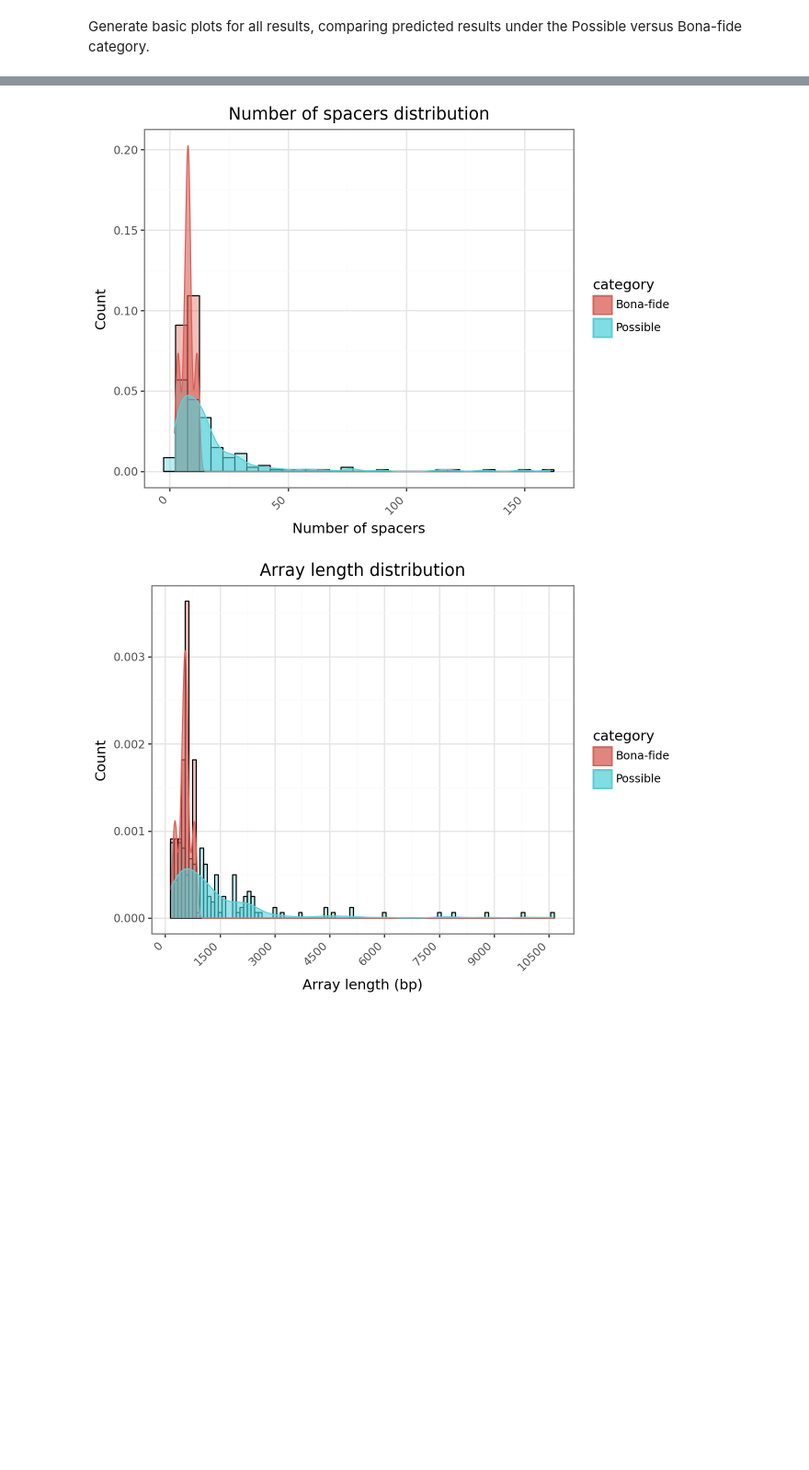
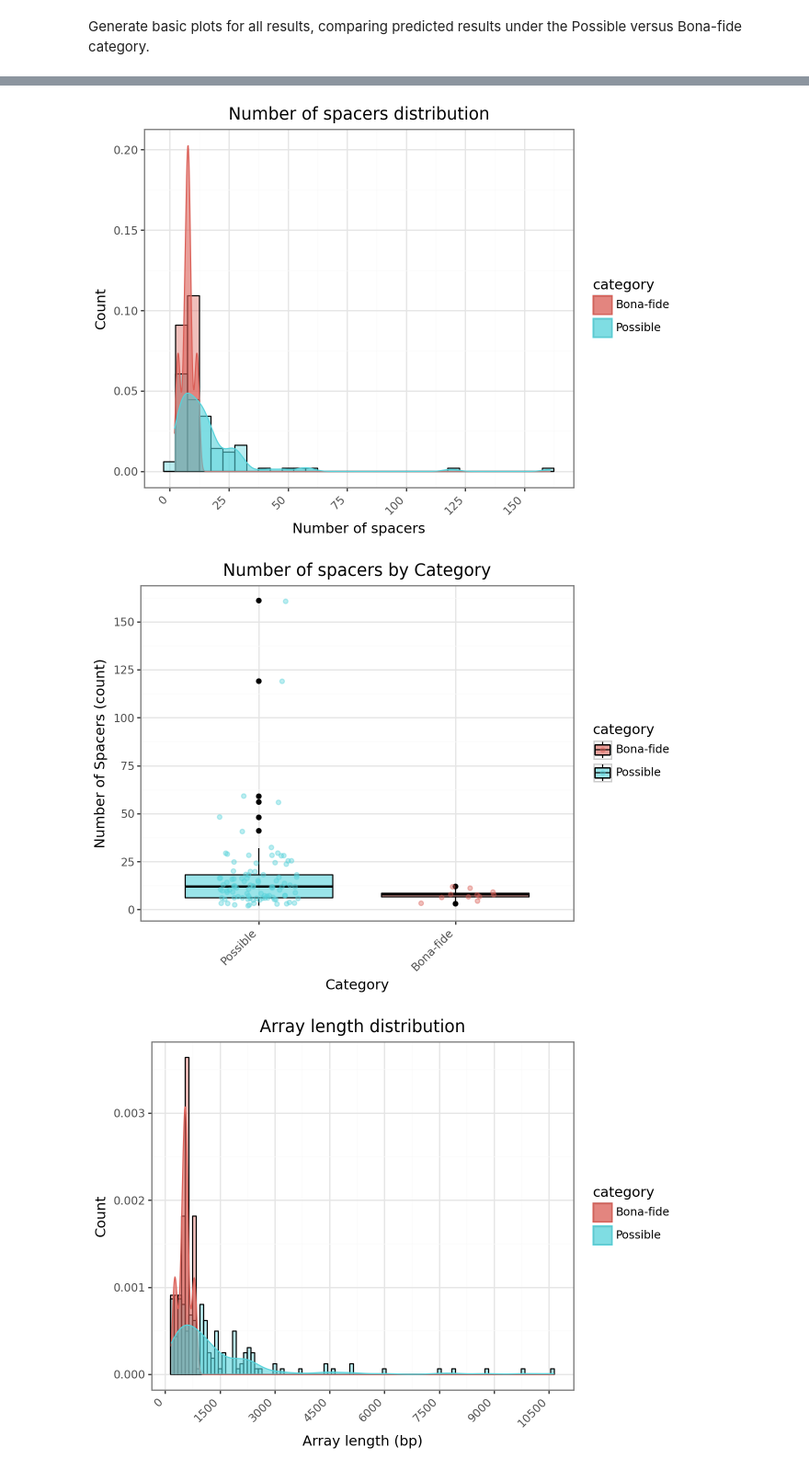
Before and after one commit to rjibengtsson/spacer_analysis, a Jupyter notebook: prelim/premlinary_analysis.ipynb, the cells around one changed output, grey strips where cells are left out. Shown at 92% size. Saved outputs shown, nothing was run; the diff lists cells and outputs as text; code cells hidden in the pictures; blank space fills up the shorter version.

```diff
--- a/prelim/premlinary_analysis.ipynb
+++ b/prelim/premlinary_analysis.ipynb
@@ -300,3 +307,6 @@ df = df.drop_duplicates(subset=['array_id'])
 
 # Distingush between categories
 df_sub = df[df['category'] != 'Alternative']
+
+# # Drop arrays with high spacer length variance
+df_sub = df_sub[df_sub['spacer_len_var'] < 5]
@@ -303,4 +335,7 @@ df_sub = df[df['category'] != 'Alternative']
 # %%
+# # Drop arrays with high spacer length variance
+df_sub = df_sub[df_sub['spacer_len_var'] < 1]
+
 breaks = list(range(0, int(df_sub['avgrepeatlen'].max()) + 5, 5))
 
 median_len = (
@@ -402,19 +435,38 @@ display(p_box)
 # %%
 # Create plot
-p = (ggplot(df_sub, aes(x='number_of_spacers', fill='category')) +
+p_freq = (ggplot(df_sub, aes(x='number_of_spacers', fill='category')) +
     geom_histogram(aes(y='..density..'), binwidth=5, position="identity", alpha=0.4, color="black") +
     geom_density(aes(color='category'), alpha=0.6) +
+    scale_x_continuous(breaks=list(range(0, int(df_sub['number_of_spacers'].max()) + 25, 25))) +
     theme_bw() +
     labs(title='Number of spacers distribution',
         x='Number of spacers',
         y='Count') +
     theme(axis_text_x=element_text(rotation=45, hjust=1))
     )
 
+
+p_box = (
+    ggplot(df_sub, aes(x='category', y='number_of_spacers', fill='category')) +
+    geom_boxplot(alpha=0.6, color="black") +
+    geom_jitter(aes(color='category'), alpha=0.4, width=0.2) +
+    scale_x_discrete(limits=df_sub['category'].unique()) +
+    scale_y_continuous(breaks=list(range(0, int(df_sub['number_of_spacers'].max()) + 25, 25))) +
+    theme_bw() +
+    labs(
+        title='Number of spacers by Category',
+        x='Category',
+        y='Number of Spacers (count)'
+    ) +
+    theme(axis_text_x=element_text(rotation=45, hjust=1))
+)
+
 # Show it in Jupyter
-display(p)
+display(p_freq)
+display(p_box)
 # %% [output]
-[figure, old version]
+[figure, new version]
+[figure, added]
 # %%
 # Create plot
 breaks = list(range(0, int(df_sub['arraylen'].max()) + 1500, 1500))
```
Also changed, not shown: parts of 18 cells of this notebook, 6 other files.
